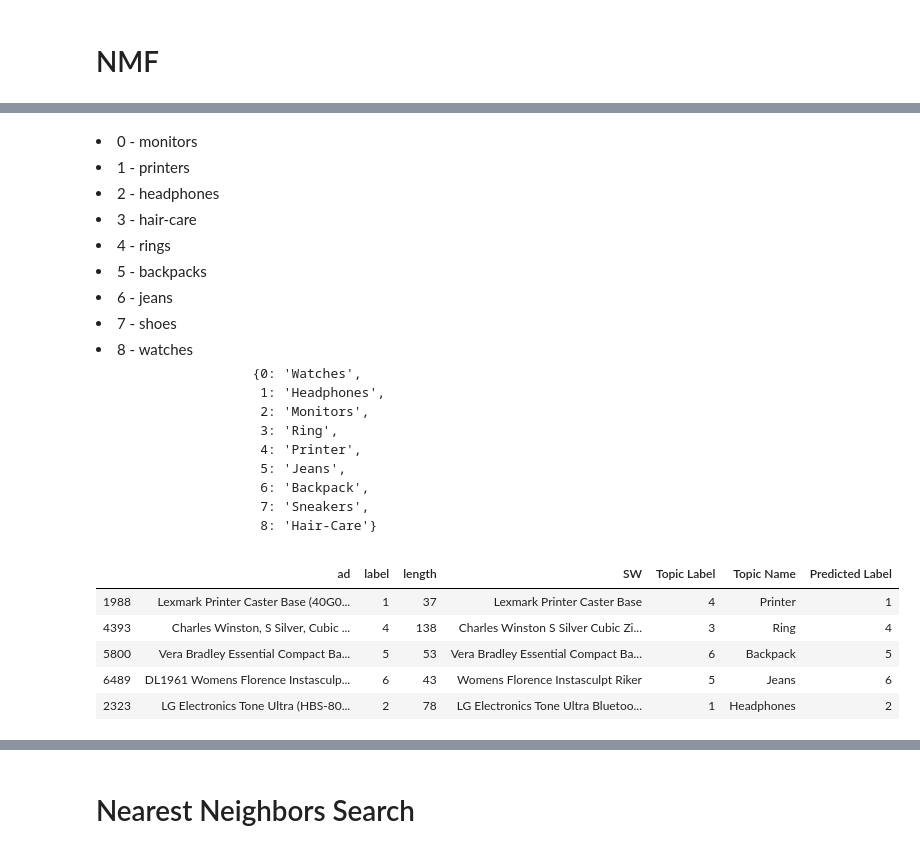
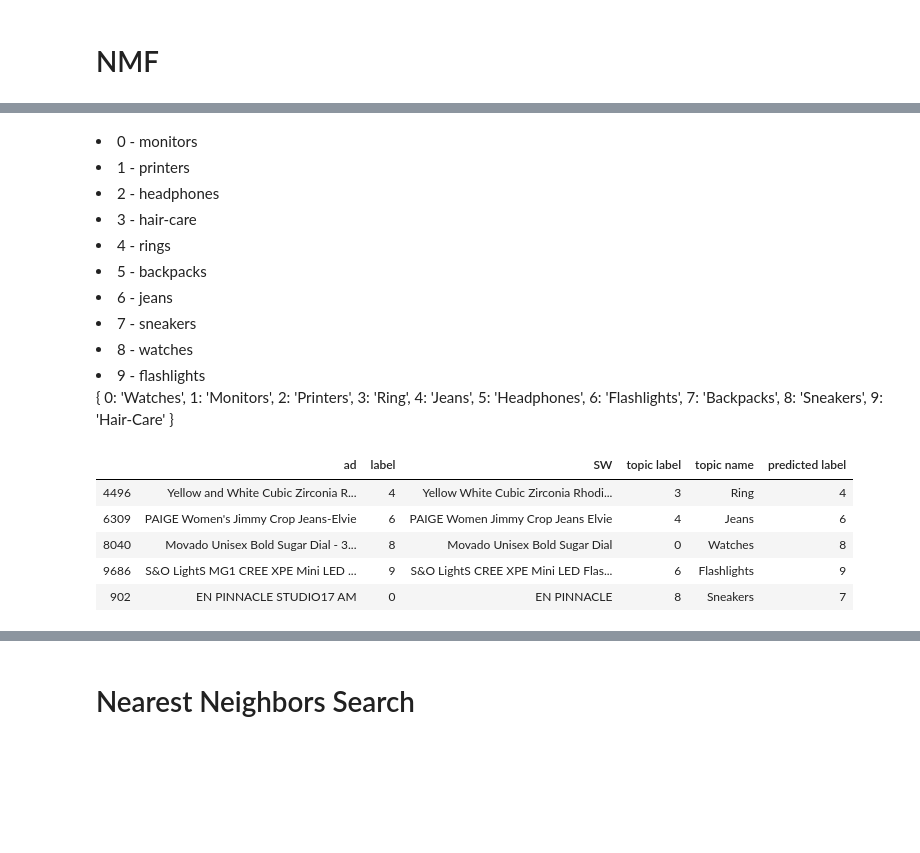
Before and after one commit to ourendingdays/Diploma, a Jupyter notebook: logic/MAIN.ipynb, the cells around one changed output, grey strips where cells are left out. Cells and saved outputs as stored; diff of their text form; code cells hidden in the pictures; blank space fills up the shorter version.

```diff
--- a/logic/MAIN.ipynb
+++ b/logic/MAIN.ipynb
@@ -334,5 +349,0 @@ Moog Paris Bohême Women's Watch with Gray Dial, Silver Strap in Stainless Steel
-# %%
-i = ads[ ads['label'] == ' Letsfit Wireless Headphones'].index
-ads.drop(i, inplace = True)
-
-ads.loc[ads['label'] == ' Letsfit Wireless Headphones']
@@ -365,5 +370,5 @@ dtm.shape
 # %%
-nmf_model = NMF(n_components=9,random_state=42)
+nmf_model = NMF(n_components=10,random_state=42)
 
 # This can take awhile, we're dealing with a large amount of documents!
 nmf_model.fit(dtm)
@@ -401,18 +406,19 @@ THE TOP 5 WORDS FOR TOPIC #8
 # %%
 topic_results = nmf_model.transform(dtm)
 # %%
-ads['Topic Label'] = topic_results.argmax(axis=1)
+ads['topic label'] = topic_results.argmax(axis=1)
 
 my_topic_dictionary = {0: 'Watches',
-                       1: 'Headphones',
-                       2: 'Monitors',
+                       1: 'Monitors',
+                       2: 'Printers',
                        3: 'Ring',
-                       4: 'Printer',
-                       5: 'Jeans',
-                       6: 'Backpack',
-                       7: 'Sneakers',
-                       8: 'Hair-Care'}
+                       4: 'Jeans',
+                       5: 'Headphones',
+                       6: 'Flashlights',
+                       7: 'Backpacks',
+                       8: 'Sneakers',
+                       9: 'Hair-Care'}
 
-ads['Topic Name'] = ads['Topic Label'].map(my_topic_dictionary)
+ads['topic name'] = ads['topic label'].map(my_topic_dictionary)
 ads
 # %% [output]
@@ -437,40 +443,46 @@ ads
 <li>4 - rings</li>
 <li>5 - backpacks</li>
 <li>6 - jeans</li>
-<li>7 - shoes</li>
+<li>7 - sneakers</li>
 <li>8 - watches</li>
+<li>9 - flashlights</li>
 
 
-                      {0: 'Watches',
-                       1: 'Headphones',
-                       2: 'Monitors',
-                       3: 'Ring',
-                       4: 'Printer',
-                       5: 'Jeans',
-                       6: 'Backpack',
-                       7: 'Sneakers',
-                       8: 'Hair-Care'}
+
+{
+0: 'Watches',
+1: 'Monitors',
+2: 'Printers',
+3: 'Ring',
+4: 'Jeans',
+5: 'Headphones',
+6: 'Flashlights',
+7: 'Backpacks',
+8: 'Sneakers',
+9: 'Hair-Care'
+}
 # %%
 def reassign_2_label(topic):
     switcher = {
         0: 8,
-        1: 2,
-        2: 0,
+        1: 0,
+        2: 1,
         3: 4,
-        4: 1,
-        5: 6,
-        6: 5,
-        7: 7,
-        8: 3
+        4: 6,
+        5: 2,
+        6: 9,
+        7: 5,
+        8: 7,
+        9: 3
     }
     return switcher.get(topic)
 # %%
-ads['Predicted Label'] = ads['Topic Label'].apply(reassign_2_label)
+ads['predicted label'] = ads['topic label'].apply(reassign_2_label)
 ads.head()
 # %% [output]
-|  | ad | label | length | SW | Topic Label | Topic Name | Predicted Label |
-| 1988 | Lexmark Printer Caster Base (40G0... | 1 | 37 | Lexmark Printer Caster Base | 4 | Printer | 1 |
-| 4393 | Charles Winston, S Silver, Cubic ... | 4 | 138 | Charles Winston S Silver Cubic Zi... | 3 | Ring | 4 |
-| 5800 | Vera Bradley Essential Compact Ba... | 5 | 53 | Vera Bradley Essential Compact Ba... | 6 | Backpack | 5 |
-| 6489 | DL1961 Womens Florence Instasculp... | 6 | 43 | Womens Florence Instasculpt Riker | 5 | Jeans | 6 |
-| 2323 | LG Electronics Tone Ultra (HBS-80... | 2 | 78 | LG Electronics Tone Ultra Bluetoo... | 1 | Headphones | 2 |
+|  | ad | label | SW | topic label | topic name | predicted label |
+| 4496 | Yellow and White Cubic Zirconia R... | 4 | Yellow White Cubic Zirconia Rhodi... | 3 | Ring | 4 |
+| 6309 | PAIGE Women's Jimmy Crop Jeans-Elvie | 6 | PAIGE Women Jimmy Crop Jeans Elvie | 4 | Jeans | 6 |
+| 8040 | Movado Unisex Bold Sugar Dial - 3... | 8 | Movado Unisex Bold Sugar Dial | 0 | Watches | 8 |
+| 9686 | S&O LightS MG1 CREE XPE Mini LED ... | 9 | S&O LightS CREE XPE Mini LED Flas... | 6 | Flashlights | 9 |
+| 902 | EN PINNACLE STUDIO17 AM | 0 | EN PINNACLE | 8 | Sneakers | 7 |
```
Also changed, not shown: parts of 42 cells of this notebook, 1 other file.
